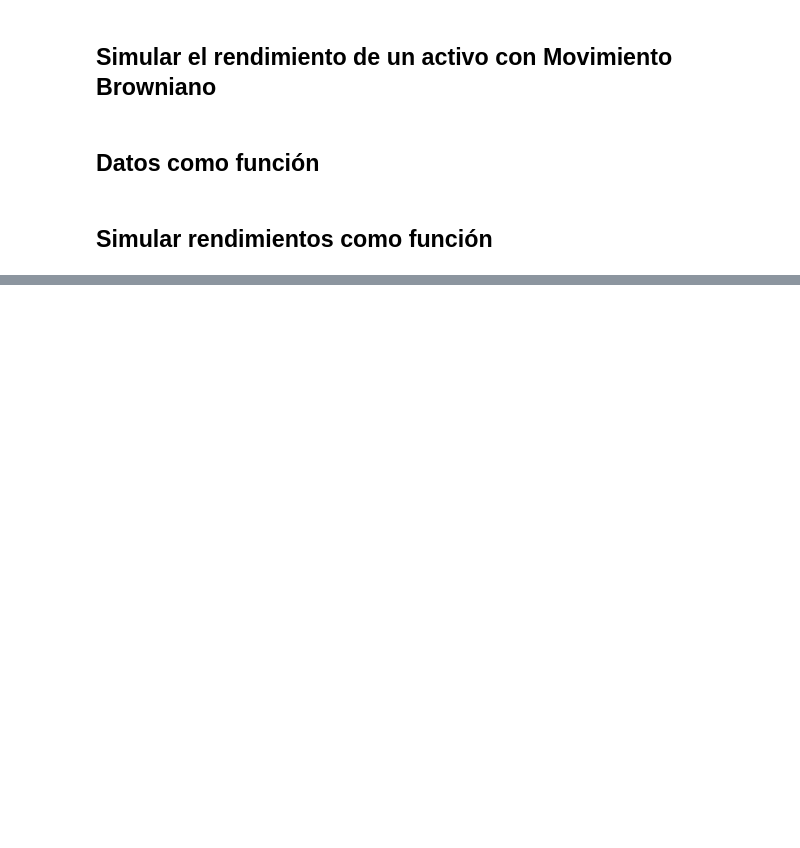
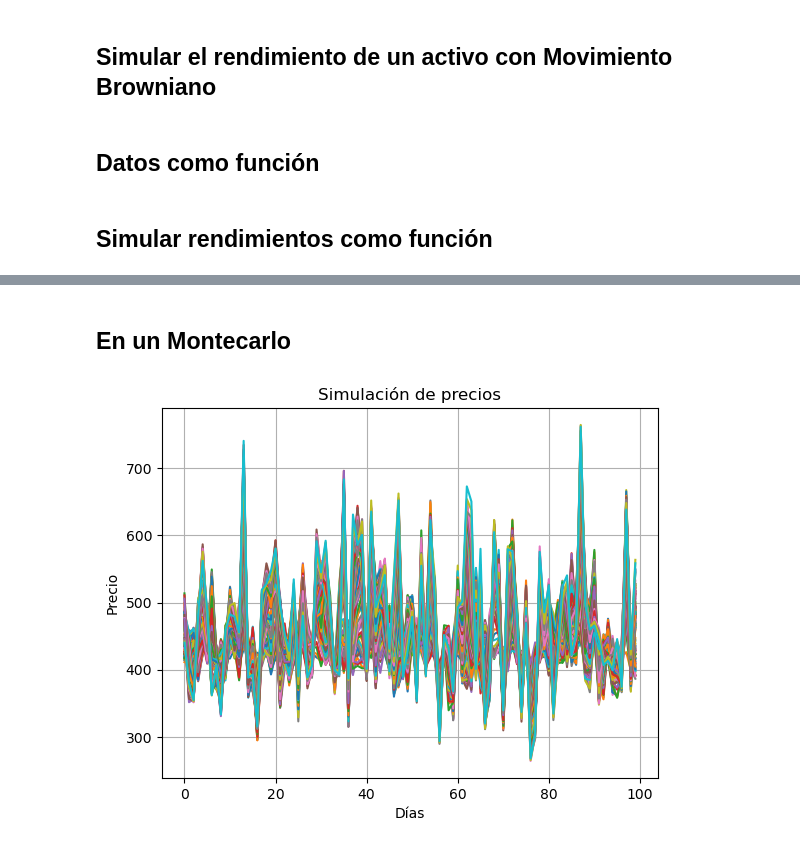
Before and after one commit to LuisMB09/sim_procesos_financieros, a Jupyter notebook: 04 - Rendimientos.ipynb, the cells around one changed output, grey strips where cells are left out. Drawn from its saved outputs; the diff is of its cells as text; code cells hidden in the pictures; blank space fills up the shorter version.

```diff
--- a/04 - Rendimientos.ipynb
+++ b/04 - Rendimientos.ipynb
@@ -53,0 +49,16 @@ plt.grid()
+# %% [markdown]
+## En un Montecarlo
+# %%
+trayectorias = []
+mean_returns, std_returns, last_price = get_data(stocks, start_date, end_date)
+for i in range(100):
+    trayectorias.append(simular_precios(mean_returns, std_returns, last_price, num_dias))
+
+
+plt.plot(trayectorias)
+plt.title('Simulación de precios')
+plt.xlabel('Días')
+plt.ylabel('Precio')
+plt.grid()
+# %% [output]
+[figure, added]
```
Also changed, not shown: parts of 2 cells of this notebook.
